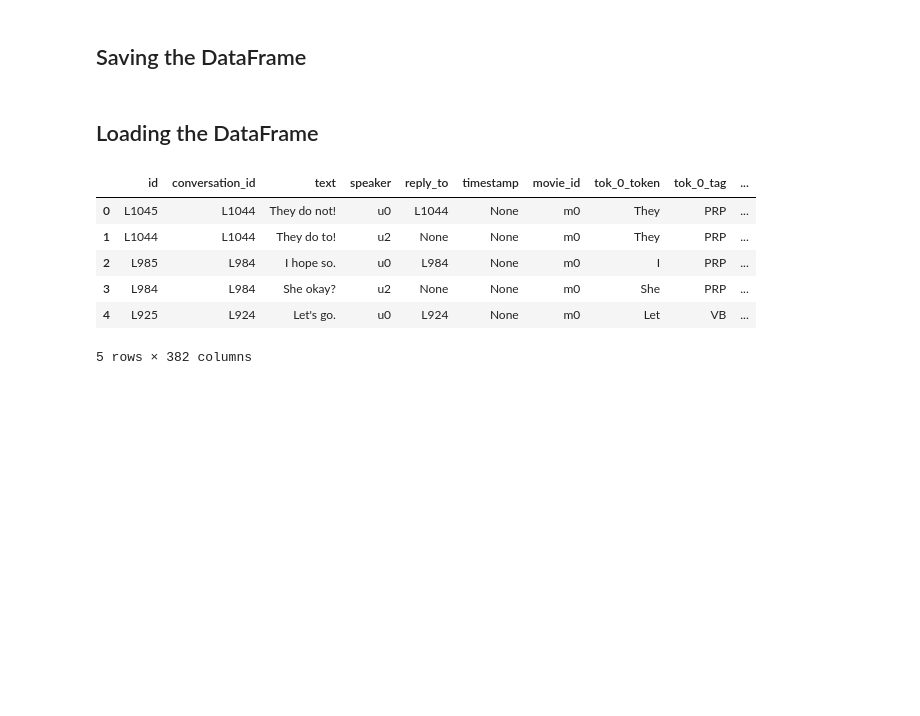
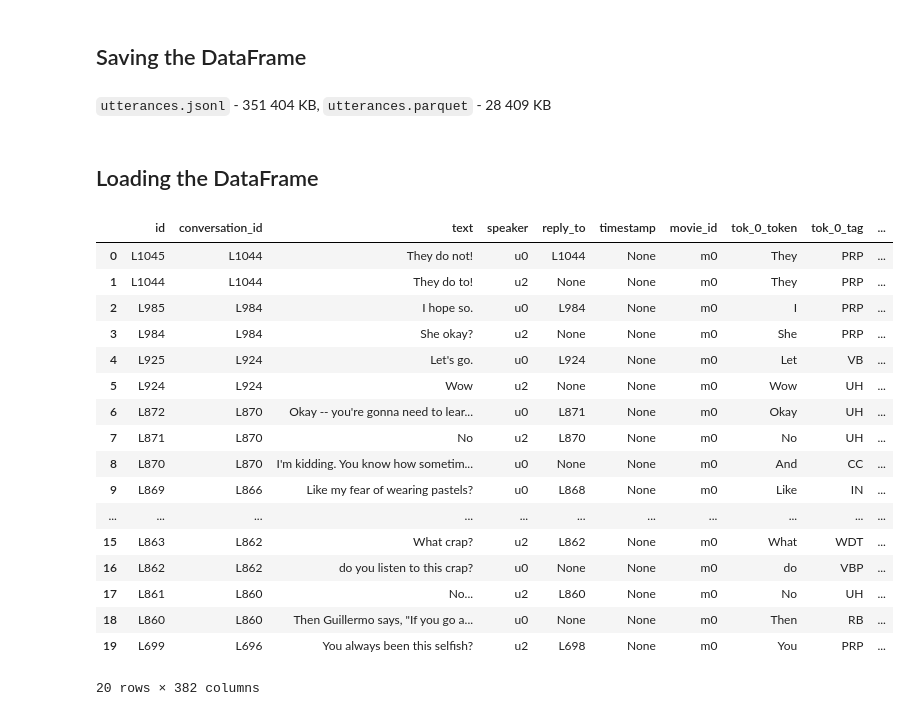
Before and after one commit to Tomas4python/chatbot, a Jupyter notebook: 01_preprocess_dataset.ipynb, the cells around one changed output. Cells and saved outputs as stored; diff of their text form; code cells hidden in the pictures; blank space fills up the shorter version.

```diff
--- a/01_preprocess_dataset.ipynb
+++ b/01_preprocess_dataset.ipynb
@@ -223,19 +226,32 @@ dtype: int64
 # Saving the DataFrame
 file_path_parquet = os.path.join(data_dir, 'utterances.parquet')
 df.to_parquet(file_path_parquet)
+# %% [markdown]
+`utterances.jsonl` - 351 404 KB, `utterances.parquet` - 28 409 KB
 # %% [markdown]
 ## Loading the DataFrame
 # %%
 # Loading the DataFrame
 file_path_parquet = os.path.join(data_dir, 'utterances.parquet')
 df_loaded_parquet = pd.read_parquet(file_path_parquet)
 
-df_loaded_parquet.head()
+df_loaded_parquet.head(20)
 # %% [output]
 |  | id | conversation_id | text | speaker | reply_to | timestamp | movie_id | tok_0_token | tok_0_tag | ... |
 | 0 | L1045 | L1044 | They do not! | u0 | L1044 | None | m0 | They | PRP | ... |
 | 1 | L1044 | L1044 | They do to! | u2 | None | None | m0 | They | PRP | ... |
 | 2 | L985 | L984 | I hope so. | u0 | L984 | None | m0 | I | PRP | ... |
 | 3 | L984 | L984 | She okay? | u2 | None | None | m0 | She | PRP | ... |
 | 4 | L925 | L924 | Let's go. | u0 | L924 | None | m0 | Let | VB | ... |
+| 5 | L924 | L924 | Wow | u2 | None | None | m0 | Wow | UH | ... |
+| 6 | L872 | L870 | Okay -- you're gonna need to lear... | u0 | L871 | None | m0 | Okay | UH | ... |
+| 7 | L871 | L870 | No | u2 | L870 | None | m0 | No | UH | ... |
+| 8 | L870 | L870 | I'm kidding. You know how sometim... | u0 | None | None | m0 | And | CC | ... |
+| 9 | L869 | L866 | Like my fear of wearing pastels? | u0 | L868 | None | m0 | Like | IN | ... |
+| ... | ... | ... | ... | ... | ... | ... | ... | ... | ... | ... |
+| 15 | L863 | L862 | What crap? | u2 | L862 | None | m0 | What | WDT | ... |
+| 16 | L862 | L862 | do you listen to this crap? | u0 | None | None | m0 | do | VBP | ... |
+| 17 | L861 | L860 | No... | u2 | L860 | None | m0 | No | UH | ... |
+| 18 | L860 | L860 | Then Guillermo says, "If you go a... | u0 | None | None | m0 | Then | RB | ... |
+| 19 | L699 | L696 | You always been this selfish? | u2 | L698 | None | m0 | You | PRP | ... |
-5 rows × 382 columns
+20 rows × 382 columns
```
Also changed, not shown: parts of 36 cells of this notebook.
